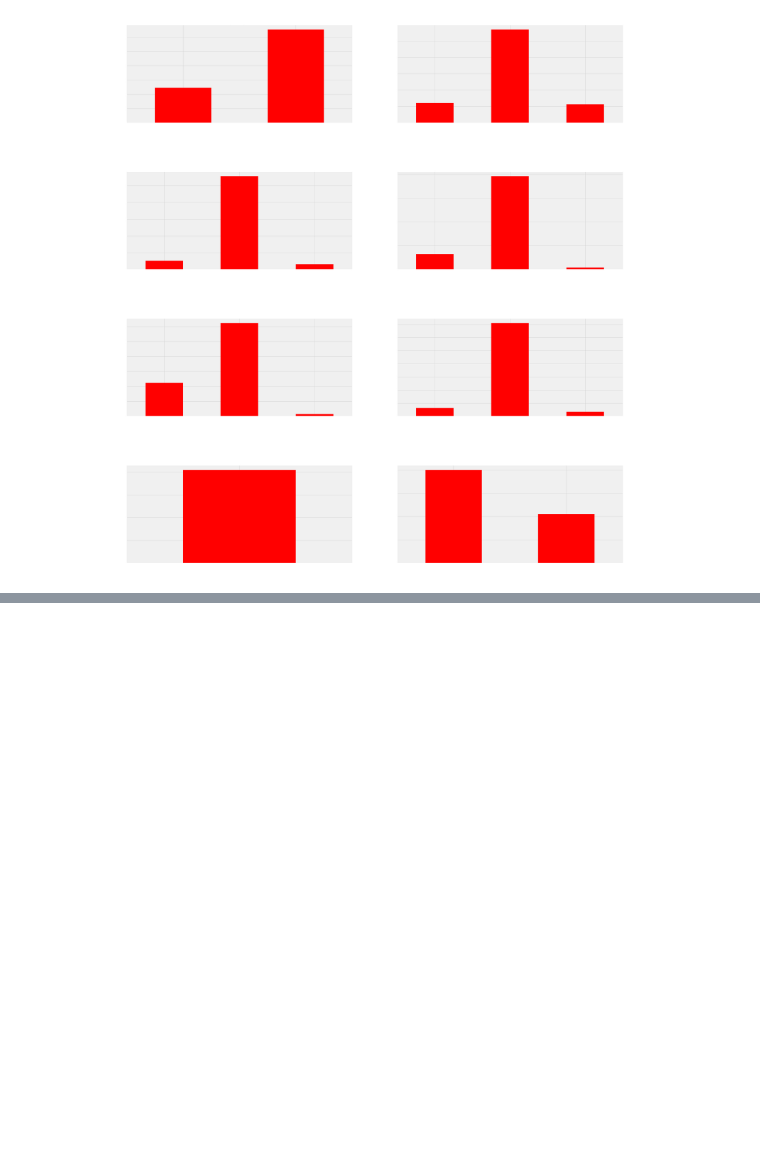
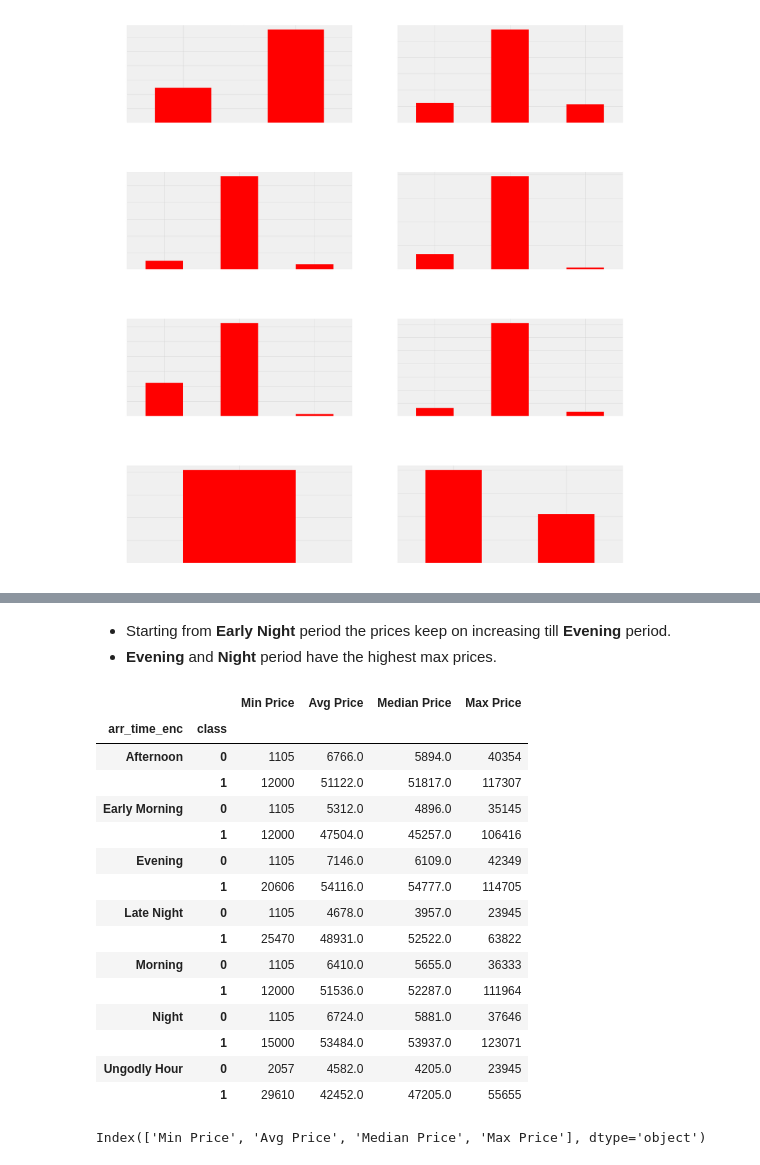
Before and after one commit to deepbdoshi/Flight-Price-Prediction, a Jupyter notebook: Flight Price Prediction.ipynb, the cells around one changed output, grey strips where cells are left out. Saved outputs shown, nothing was run; the diff lists cells and outputs as text; code cells hidden in the pictures; blank space fills up the shorter version.

```diff
--- a/Flight Price Prediction.ipynb
+++ b/Flight Price Prediction.ipynb
@@ -611,0 +710,30 @@ for i in range(nrows):
+# %% [markdown]
+* Starting from **Early Night** period the prices keep on increasing till **Evening** period.
+* **Evening** and **Night** period have the highest max prices.
+# %%
+clean_price_gb_arr_time = clean_created_df.groupby(['arr_time_enc', 'class'])['price'].agg([('Min Price', 'min'),
+                                                  ('Avg Price', lambda x: np.round(np.mean(x))),
+                                                  ('Median Price', np.median),
+                                                  ('Max Price', 'max')])
+clean_price_gb_arr_time
+# %% [output]
+|  |  | Min Price | Avg Price | Median Price | Max Price |
+| arr_time_enc | class |  |  |  |  |
+| Afternoon | 0 | 1105 | 6766.0 | 5894.0 | 40354 |
+|  | 1 | 12000 | 51122.0 | 51817.0 | 117307 |
+| Early Morning | 0 | 1105 | 5312.0 | 4896.0 | 35145 |
+|  | 1 | 12000 | 47504.0 | 45257.0 | 106416 |
+| Evening | 0 | 1105 | 7146.0 | 6109.0 | 42349 |
+|  | 1 | 20606 | 54116.0 | 54777.0 | 114705 |
+| Late Night | 0 | 1105 | 4678.0 | 3957.0 | 23945 |
+|  | 1 | 25470 | 48931.0 | 52522.0 | 63822 |
+| Morning | 0 | 1105 | 6410.0 | 5655.0 | 36333 |
+|  | 1 | 12000 | 51536.0 | 52287.0 | 111964 |
+| Night | 0 | 1105 | 6724.0 | 5881.0 | 37646 |
+|  | 1 | 15000 | 53484.0 | 53937.0 | 123071 |
+| Ungodly Hour | 0 | 2057 | 4582.0 | 4205.0 | 23945 |
+|  | 1 | 29610 | 42452.0 | 47205.0 | 55655 |
+# %%
+temp.columns
+# %% [output]
+Index(['Min Price', 'Avg Price', 'Median Price', 'Max Price'], dtype='object')
```
Also changed, not shown: parts of 20 cells of this notebook.
